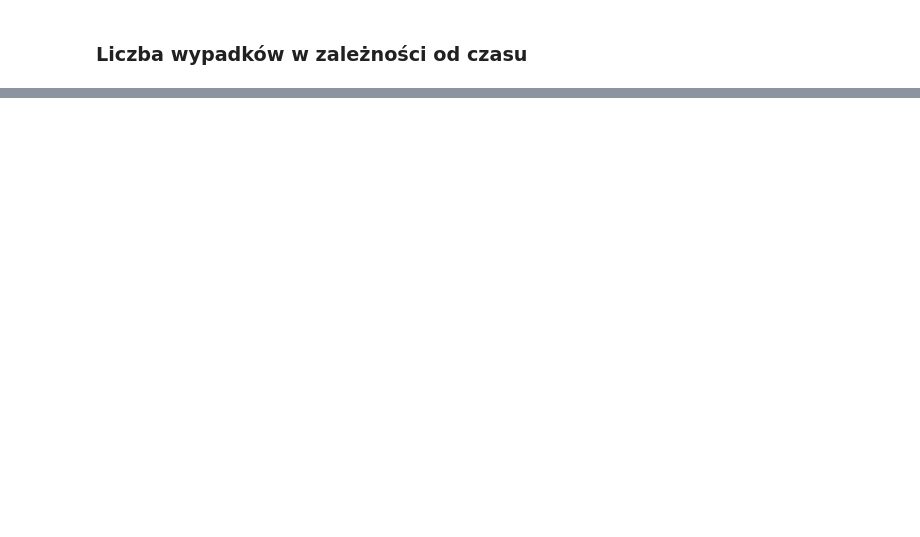
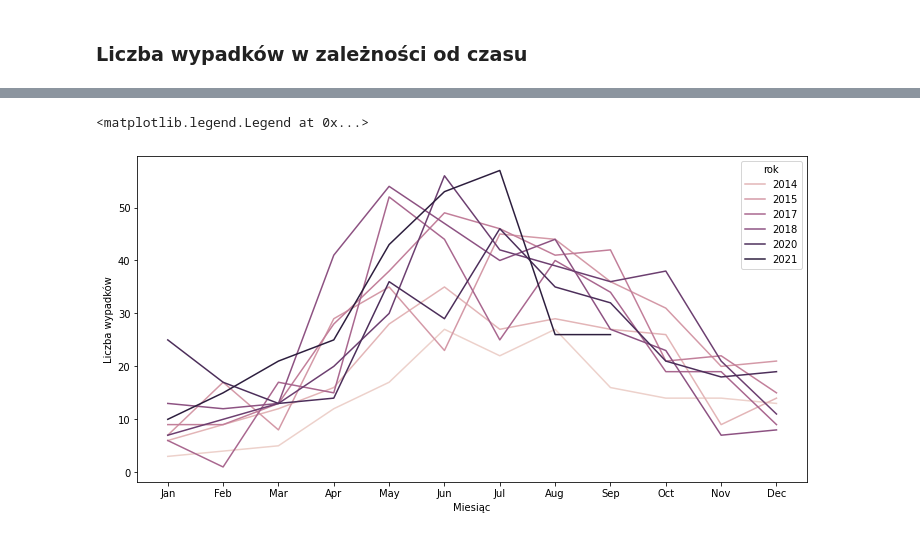
Before and after one commit to spatial-data-PWr/traffic-accidents, a Jupyter notebook: notebooks/03_data_vis.ipynb, the cells around one changed output, grey strips where cells are left out. Drawn from its saved outputs; the diff is of its cells as text; code cells hidden in the pictures; blank space fills up the shorter version.

Commit message:
chore: add time series lineplot

```diff
--- a/notebooks/03_data_vis.ipynb
+++ b/notebooks/03_data_vis.ipynb
@@ -329,18 +313,11 @@ gdf_merged
 # %%
 import pandas as pd
 
-gdf_merged['year'] = gdf_merged['DATA'].apply(lambda x: x[0:4])
-gdf_merged['month'] = gdf_merged['DATA'].apply(lambda x: x[5:7])
-gdf_merged['day'] = gdf_merged['DATA'].apply(lambda x: x[8:10])
+gdf_accidents['year'] = gdf_accidents['DATA'].apply(lambda x: x[0:4])
+gdf_accidents['month'] = gdf_accidents['DATA'].apply(lambda x: x[5:7])
+gdf_accidents['day'] = gdf_accidents['DATA'].apply(lambda x: x[8:10])
 
-gdf_merged['timestamp'] = pd.to_datetime(gdf_merged[['year', 'month', 'day']])
-
-df_timeseries = gdf_merged.copy(deep=True)
-df_timeseries = df_timeseries.set_index('timestamp')
-df_timeseries['year'] = df_timeseries.index.year
-df_timeseries['month'] = df_timeseries.index.month
-df_timeseries['day'] = df_timeseries.index.day
-
-df_timeseries.head()
+gdf_accidents['timestamp'] = pd.to_datetime(gdf_accidents[['year', 'month', 'day']])
+gdf_accidents.head()
 # %% [output]
 |  | POJ_SUMA | POJ_ROWER | POJ_TRAM | POJ_BUS | UCZ_SUMA | UCZ_PIESI | Z_SUMA | Z_PIESI | Z_IN | CR_SUMA | ... |
@@ -395,0 +330,10 @@ df_timeseries.groupby(Grouper(freq='M')).count()
+# %%
+year_month_group = flatten_multiindex(gdf_accidents[['timestamp']].groupby(
+    [gdf_accidents['timestamp'].dt.year.rename('year'),
+     gdf_accidents['timestamp'].dt.month.rename('month')],
+).agg({'count'}))
+year_month_group = year_month_group.rename(columns={
+    'timestamp_count': 'accidents_num'
+})
+
+year_month_group
@@ -395,0 +354,20 @@ df_timeseries.groupby(Grouper(freq='M')).count()
+# %%
+import calendar
+
+year_month_group['month'] = year_month_group['month'].apply(lambda x: calendar.month_abbr[x])
+
+plt.figure(figsize=(12, 6))
+ax = sns.lineplot(
+    data=year_month_group,
+    x='month',
+    hue='year',
+    y='accidents_num',
+)
+
+ax.set_xlabel('Miesiąc')
+ax.set_ylabel('Liczba wypadków')
+
+plt.legend(title='rok')
+# %% [output]
+<matplotlib.legend.Legend at 0x...>
+[figure, added]
```
Also changed, not shown: parts of 8 cells of this notebook.
